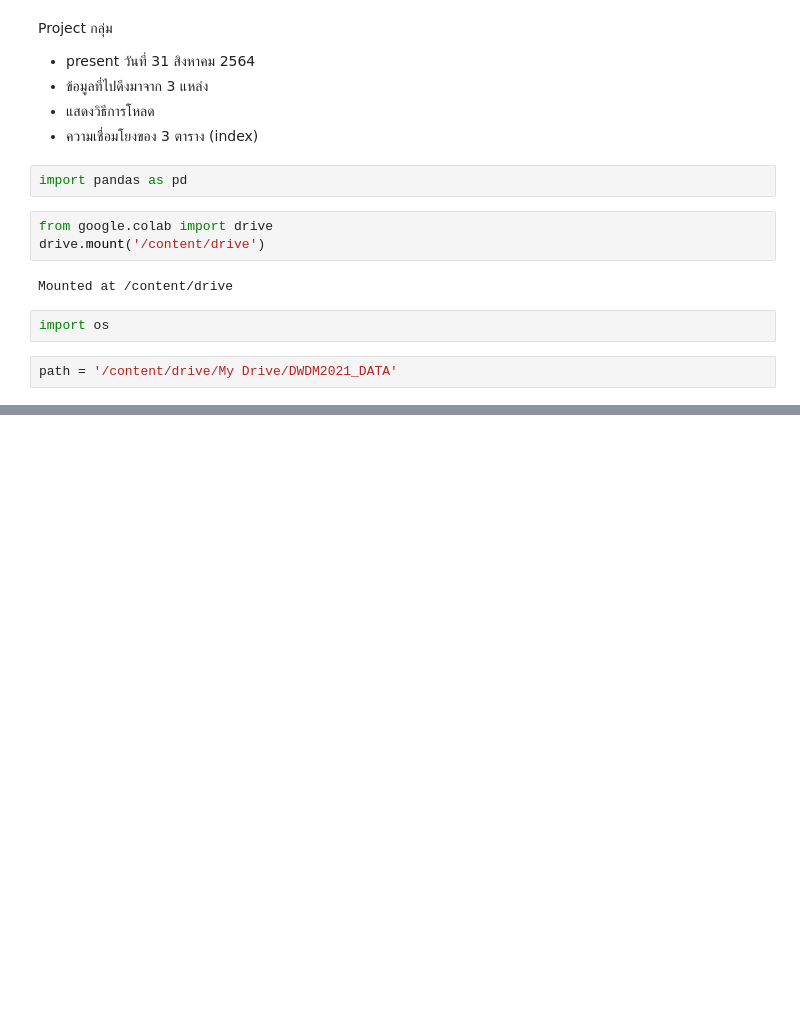
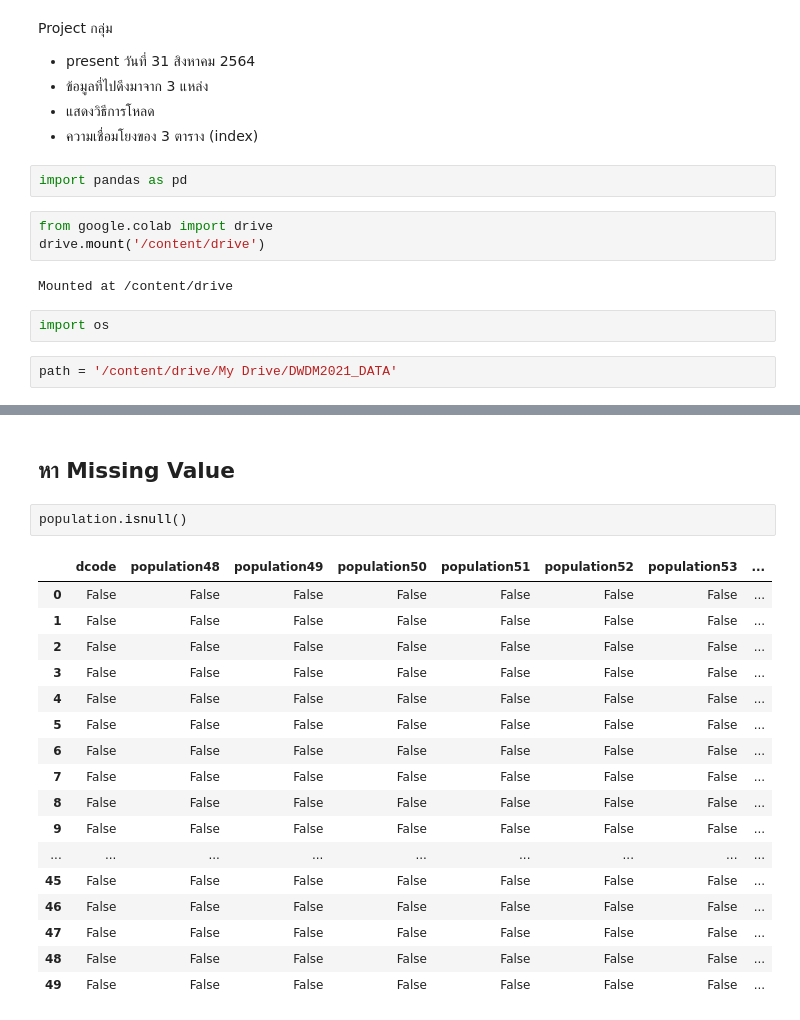
Before and after one commit to Octa-p/DWDM21, a Jupyter notebook: Project_SUKUNA.ipynb, the cells around one changed output, grey strips where cells are left out. Saved outputs shown, nothing was run; the diff lists cells and outputs as text; blank space fills up the shorter version.

```diff
--- a/Project_SUKUNA.ipynb
+++ b/Project_SUKUNA.ipynb
@@ -75,0 +84,22 @@ FixedPhone
+# %% [markdown]
+## หา Missing Value
+# %%
+population.isnull()
+# %% [output]
+|  | dcode | population48 | population49 | population50 | population51 | population52 | population53 | ... |
+| 0 | False | False | False | False | False | False | False | ... |
+| 1 | False | False | False | False | False | False | False | ... |
+| 2 | False | False | False | False | False | False | False | ... |
+| 3 | False | False | False | False | False | False | False | ... |
+| 4 | False | False | False | False | False | False | False | ... |
+| 5 | False | False | False | False | False | False | False | ... |
+| 6 | False | False | False | False | False | False | False | ... |
+| 7 | False | False | False | False | False | False | False | ... |
+| 8 | False | False | False | False | False | False | False | ... |
+| 9 | False | False | False | False | False | False | False | ... |
+| ... | ... | ... | ... | ... | ... | ... | ... | ... |
+| 45 | False | False | False | False | False | False | False | ... |
+| 46 | False | False | False | False | False | False | False | ... |
+| 47 | False | False | False | False | False | False | False | ... |
+| 48 | False | False | False | False | False | False | False | ... |
+| 49 | False | False | False | False | False | False | False | ... |
```
Also changed, not shown: parts of 10 cells of this notebook.
